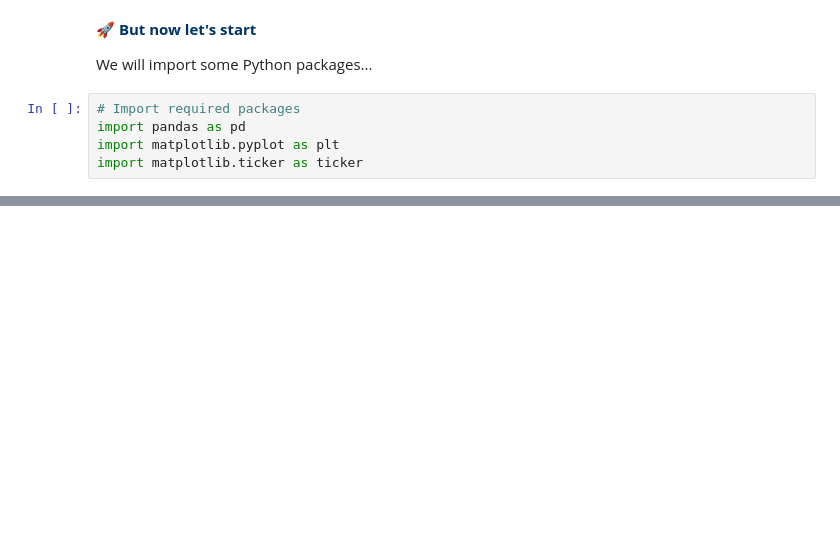
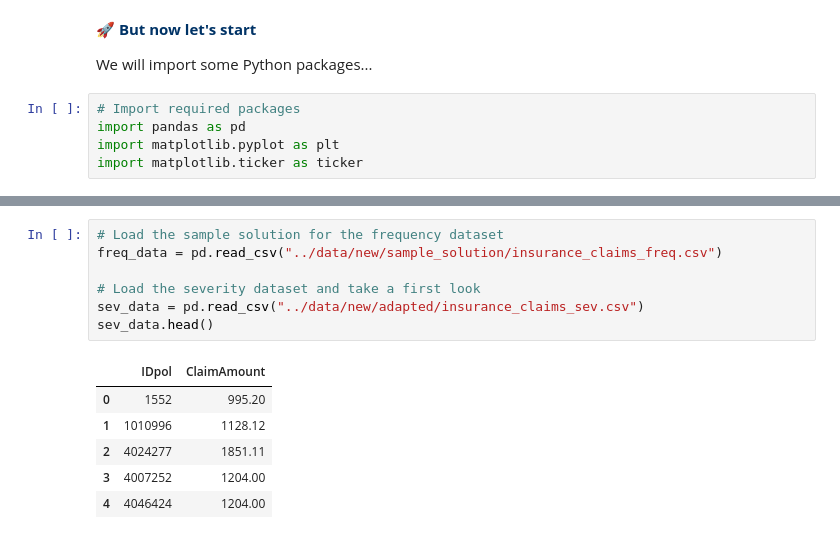
Before and after one commit to unkrejativ/axa-egoi-hands-on-session-2025, a Jupyter notebook: notebooks/1) data_preparation_sample_solution.ipynb, the cells around one changed output, grey strips where cells are left out. Cells and saved outputs as stored; diff of their text form; blank space fills up the shorter version.

```diff
--- a/notebooks/1) data_preparation_sample_solution.ipynb
+++ b/notebooks/1) data_preparation_sample_solution.ipynb
@@ -222,0 +221,14 @@ columns:
+# %%
+# Load the sample solution for the frequency dataset
+freq_data = pd.read_csv("../data/new/sample_solution/insurance_claims_freq.csv")
+
+# Load the severity dataset and take a first look
+sev_data = pd.read_csv("../data/new/adapted/insurance_claims_sev.csv")
+sev_data.head()
+# %% [output]
+|  | IDpol | ClaimAmount |
+| 0 | 1552 | 995.20 |
+| 1 | 1010996 | 1128.12 |
+| 2 | 4024277 | 1851.11 |
+| 3 | 4007252 | 1204.00 |
+| 4 | 4046424 | 1204.00 |
```
Also changed, not shown: parts of 45 cells of this notebook, 8 other files.
